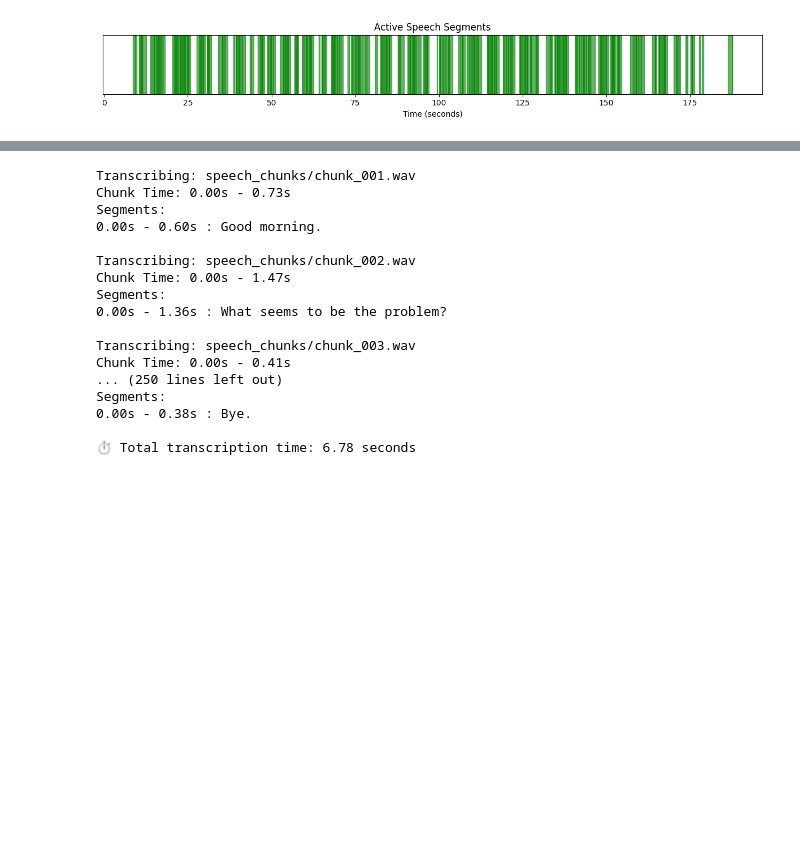
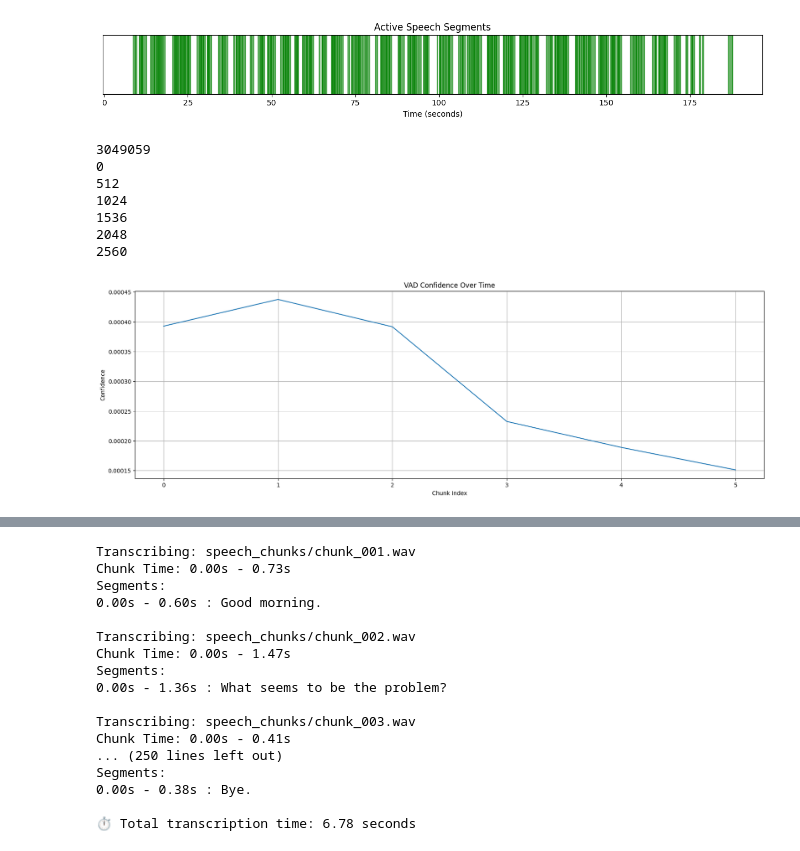
Before and after one commit to shamilajeewantha/DiTra, a Jupyter notebook: silero_vad/pyaudio-streaming-examples.ipynb, the cells around one changed output, grey strips where cells are left out. Cells and saved outputs as stored; diff of their text form; code cells hidden in the pictures; blank space fills up the shorter version.

```diff
--- a/silero_vad/pyaudio-streaming-examples.ipynb
+++ b/silero_vad/pyaudio-streaming-examples.ipynb
@@ -249,6 +255,48 @@ plt.tight_layout()
 plt.show()
 # %% [output]
 [figure]
+# %%
+from silero_vad import load_silero_vad, read_audio, get_speech_timestamps
+
+voiced_confidences = []
+
+# audio_chunk = stream.read(num_samples)
+wav = read_audio('06_At_the_Doctors_English_Conversation_YouTube.wav')
+
+chunk_size = 512
+
+print(len(wav))
+
+
+# for i in range(0, len(wav) - chunk_size, chunk_size):
+#     print(i)
+#     chunk = wav[i:i + chunk_size]
+#     confidence = model(chunk, 16000).item()
+#     voiced_confidences.append(confidence)
+
+for i in range(0, 3072, chunk_size):
+    print(i)
+    chunk = wav[i:i + chunk_size]
+    confidence = model(chunk, 16000).item()
+    voiced_confidences.append(confidence)
+
+# Plot the VAD confidences
+plt.figure(figsize=(20, 6))
+plt.plot(voiced_confidences)
+plt.title("VAD Confidence Over Time")
+plt.xlabel("Chunk Index")
+plt.ylabel("Confidence")
+plt.grid(True)
+plt.show()
+# %% [output]
+3049059
+0
+512
+1024
+1536
+2048
+2560
+[figure, added]
 # %%
 import matplotlib.pyplot as plt
 import numpy as np
```
Also changed, not shown: parts of 3 cells of this notebook, 1 other file.
